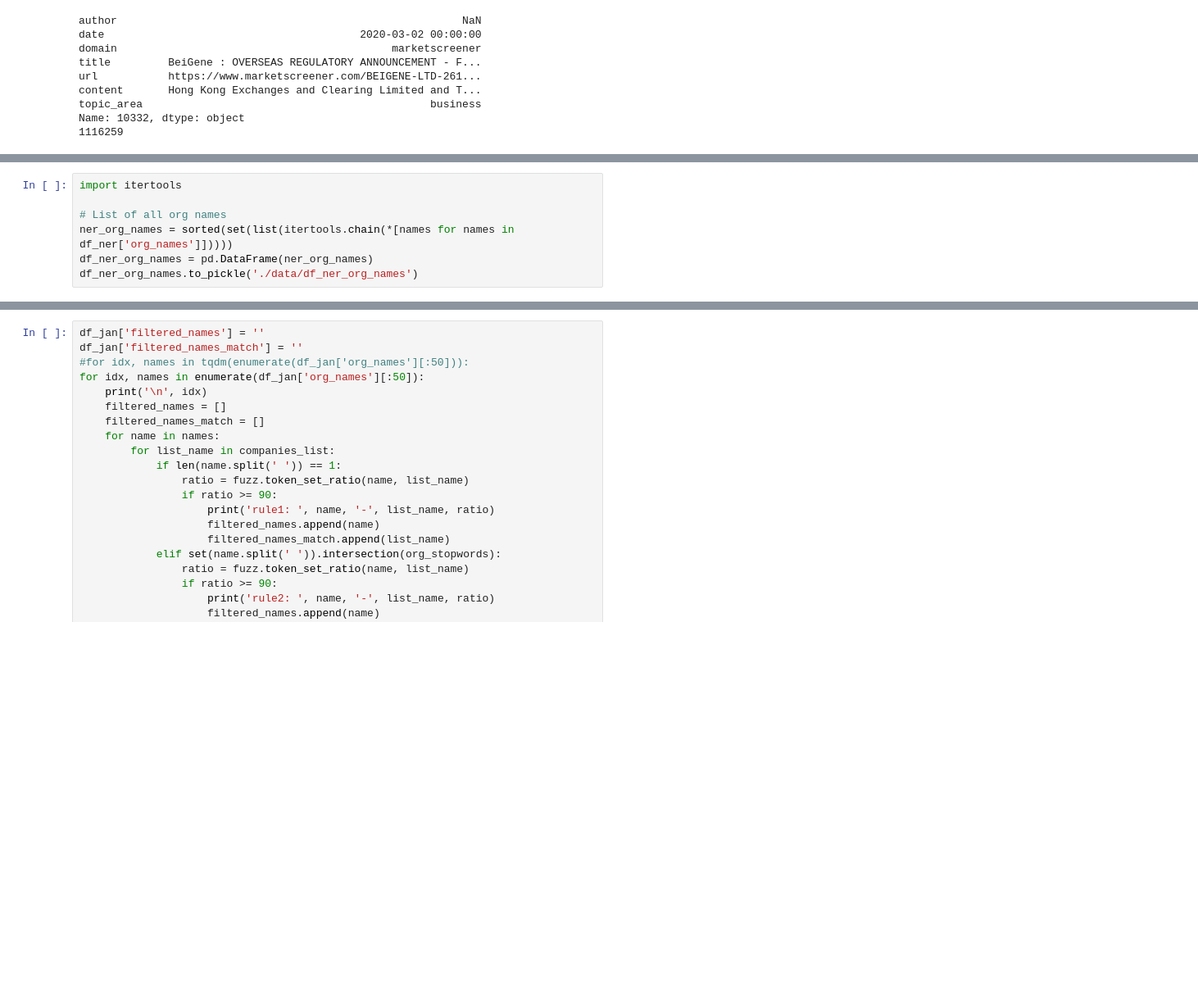
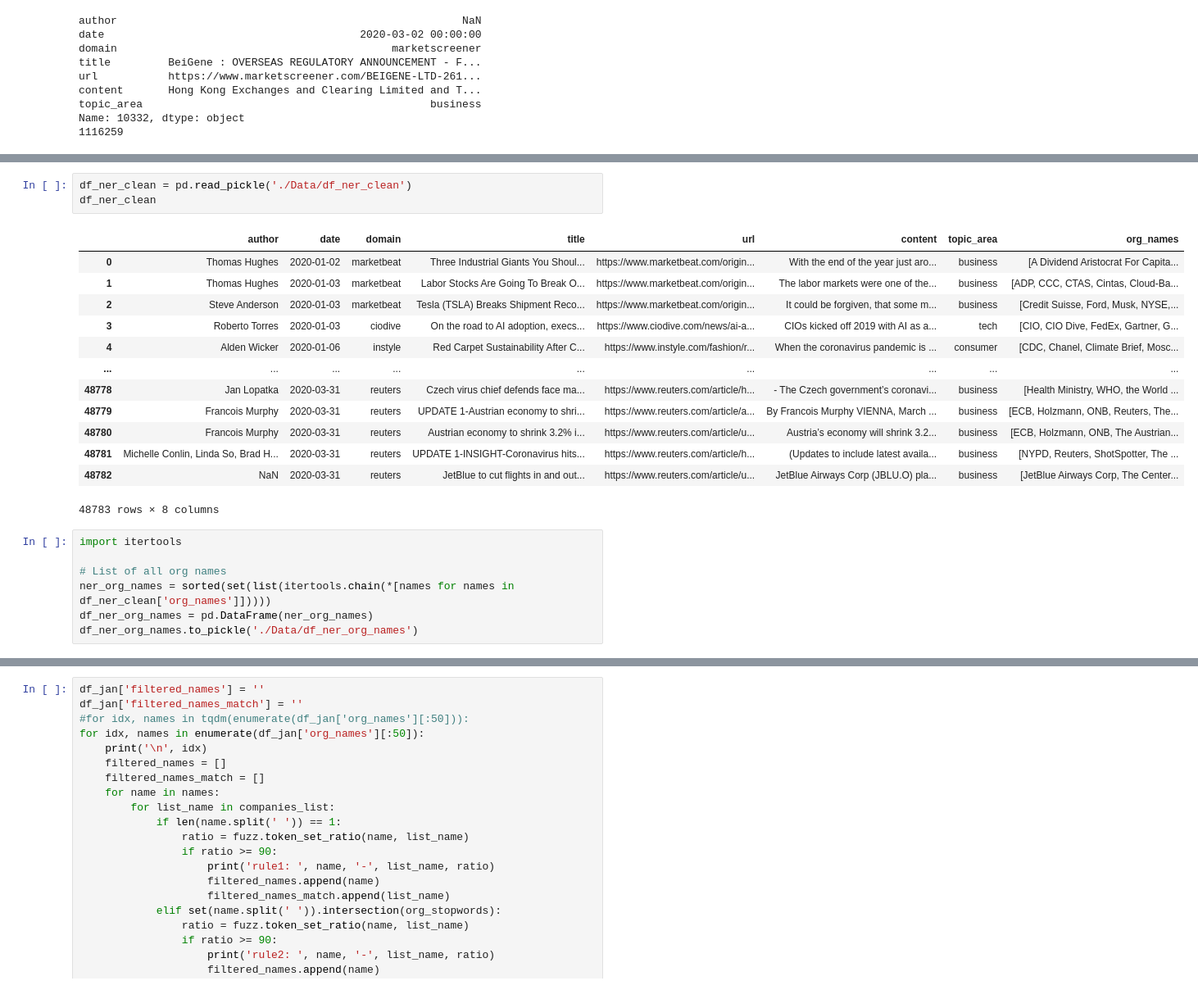
Before and after one commit to TraceyEtheridge/Thesis, a Jupyter notebook: Covid_Articles_NER.ipynb, the cells around one changed output, grey strips where cells are left out. Shown: that part at 82% size. Drawn from its saved outputs; the diff is of its cells as text; blank space fills up the shorter version.

```diff
--- a/Covid_Articles_NER.ipynb
+++ b/Covid_Articles_NER.ipynb
@@ -130,10 +125,27 @@ df_ner.head(3)
+# %%
+df_ner_clean = pd.read_pickle('./Data/df_ner_clean')
+df_ner_clean
+# %% [output]
+|  | author | date | domain | title | url | content | topic_area | org_names |
+| 0 | Thomas Hughes | 2020-01-02 | marketbeat | Three Industrial Giants You Shoul... | https://www.marketbeat.com/origin... | With the end of the year just aro... | business | [A Dividend Aristocrat For Capita... |
+| 1 | Thomas Hughes | 2020-01-03 | marketbeat | Labor Stocks Are Going To Break O... | https://www.marketbeat.com/origin... | The labor markets were one of the... | business | [ADP, CCC, CTAS, Cintas, Cloud-Ba... |
+| 2 | Steve Anderson | 2020-01-03 | marketbeat | Tesla (TSLA) Breaks Shipment Reco... | https://www.marketbeat.com/origin... | It could be forgiven, that some m... | business | [Credit Suisse, Ford, Musk, NYSE,... |
+| 3 | Roberto Torres | 2020-01-03 | ciodive | On the road to AI adoption, execs... | https://www.ciodive.com/news/ai-a... | CIOs kicked off 2019 with AI as a... | tech | [CIO, CIO Dive, FedEx, Gartner, G... |
+| 4 | Alden Wicker | 2020-01-06 | instyle | Red Carpet Sustainability After C... | https://www.instyle.com/fashion/r... | When the coronavirus pandemic is ... | consumer | [CDC, Chanel, Climate Brief, Mosc... |
+| ... | ... | ... | ... | ... | ... | ... | ... | ... |
+| 48778 | Jan Lopatka | 2020-03-31 | reuters | Czech virus chief defends face ma... | https://www.reuters.com/article/h... | - The Czech government’s coronavi... | business | [Health Ministry, WHO, the World ... |
+| 48779 | Francois Murphy | 2020-03-31 | reuters | UPDATE 1-Austrian economy to shri... | https://www.reuters.com/article/a... | By Francois Murphy VIENNA, March ... | business | [ECB, Holzmann, ONB, Reuters, The... |
+| 48780 | Francois Murphy | 2020-03-31 | reuters | Austrian economy to shrink 3.2% i... | https://www.reuters.com/article/u... | Austria’s economy will shrink 3.2... | business | [ECB, Holzmann, ONB, The Austrian... |
+| 48781 | Michelle Conlin, Linda So, Brad H... | 2020-03-31 | reuters | UPDATE 1-INSIGHT-Coronavirus hits... | https://www.reuters.com/article/h... | (Updates to include latest availa... | business | [NYPD, Reuters, ShotSpotter, The ... |
+| 48782 | NaN | 2020-03-31 | reuters | JetBlue to cut flights in and out... | https://www.reuters.com/article/u... | JetBlue Airways Corp (JBLU.O) pla... | business | [JetBlue Airways Corp, The Center... |
+48783 rows × 8 columns
 # %%
 import itertools
 
 # List of all org names
-ner_org_names = sorted(set(list(itertools.chain(*[names for names in df_ner['org_names']]))))
+ner_org_names = sorted(set(list(itertools.chain(*[names for names in df_ner_clean['org_names']]))))
 df_ner_org_names = pd.DataFrame(ner_org_names)
-df_ner_org_names.to_pickle('./data/df_ner_org_names')
+df_ner_org_names.to_pickle('./Data/df_ner_org_names')
 # %%
 len(ner_org_names)
 # %% [output]
```
Also changed, not shown: parts of 12 cells of this notebook, 3 other files.
